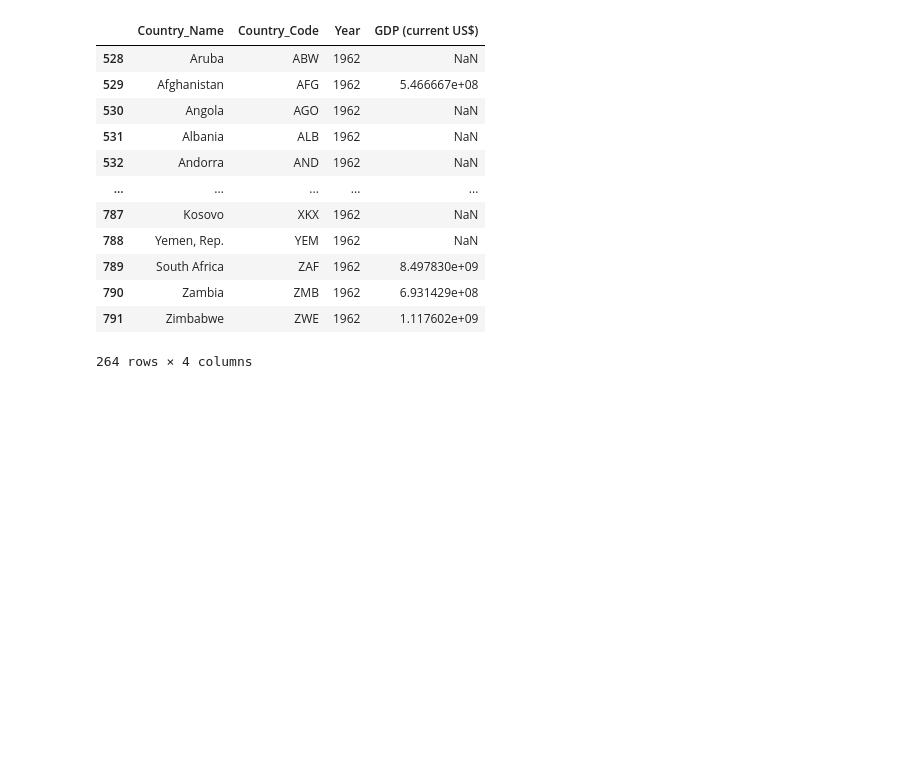
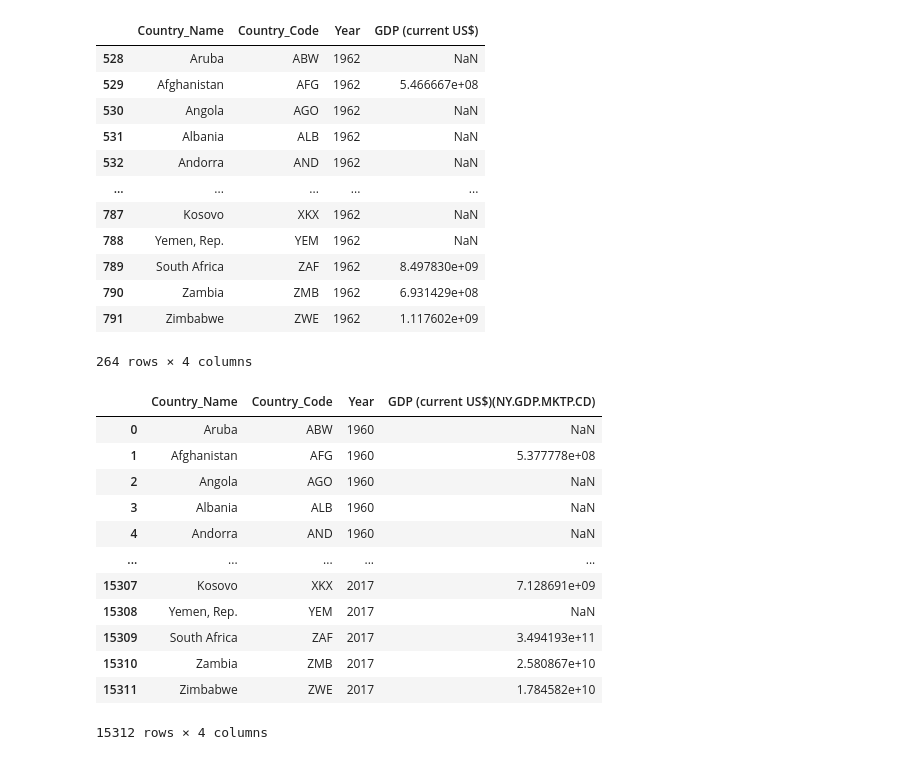
Before and after one commit to ramadhantaAkmal/etl-pipeline-capstone-project, a Jupyter notebook: Data Discovery.ipynb, the cells around one changed output. Saved outputs shown, nothing was run; the diff lists cells and outputs as text; code cells hidden in the pictures; blank space fills up the shorter version.

```diff
--- a/Data Discovery.ipynb
+++ b/Data Discovery.ipynb
@@ -232,0 +255,17 @@ gdp_data_long[gdp_data_long['Year'] == 1962]
+# %%
+gdp_data_transformed = to_long_format(gdp_data)
+gdp_data_transformed
+# %% [output]
+|  | Country_Name | Country_Code | Year | GDP (current US$)(NY.GDP.MKTP.CD) |
+| 0 | Aruba | ABW | 1960 | NaN |
+| 1 | Afghanistan | AFG | 1960 | 5.377778e+08 |
+| 2 | Angola | AGO | 1960 | NaN |
+| 3 | Albania | ALB | 1960 | NaN |
+| 4 | Andorra | AND | 1960 | NaN |
+| ... | ... | ... | ... | ... |
+| 15307 | Kosovo | XKX | 2017 | 7.128691e+09 |
+| 15308 | Yemen, Rep. | YEM | 2017 | NaN |
+| 15309 | South Africa | ZAF | 2017 | 3.494193e+11 |
+| 15310 | Zambia | ZMB | 2017 | 2.580867e+10 |
+| 15311 | Zimbabwe | ZWE | 2017 | 1.784582e+10 |
+15312 rows × 4 columns
```
Also changed, not shown: parts of 6 cells of this notebook.
